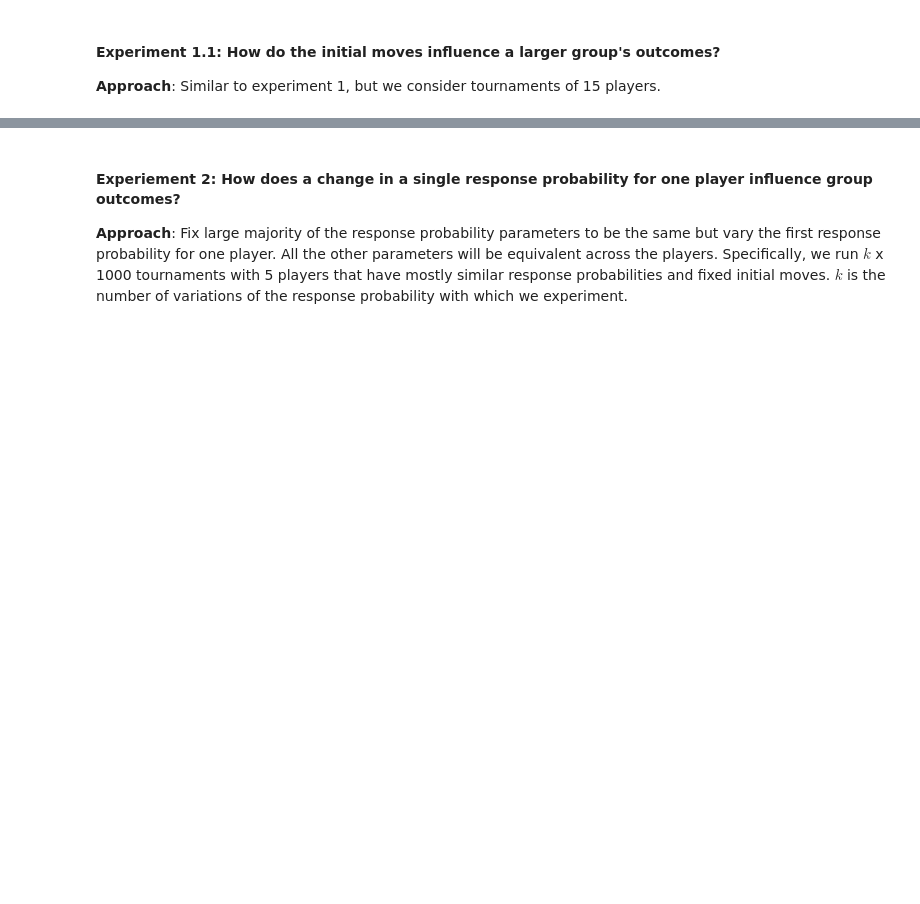
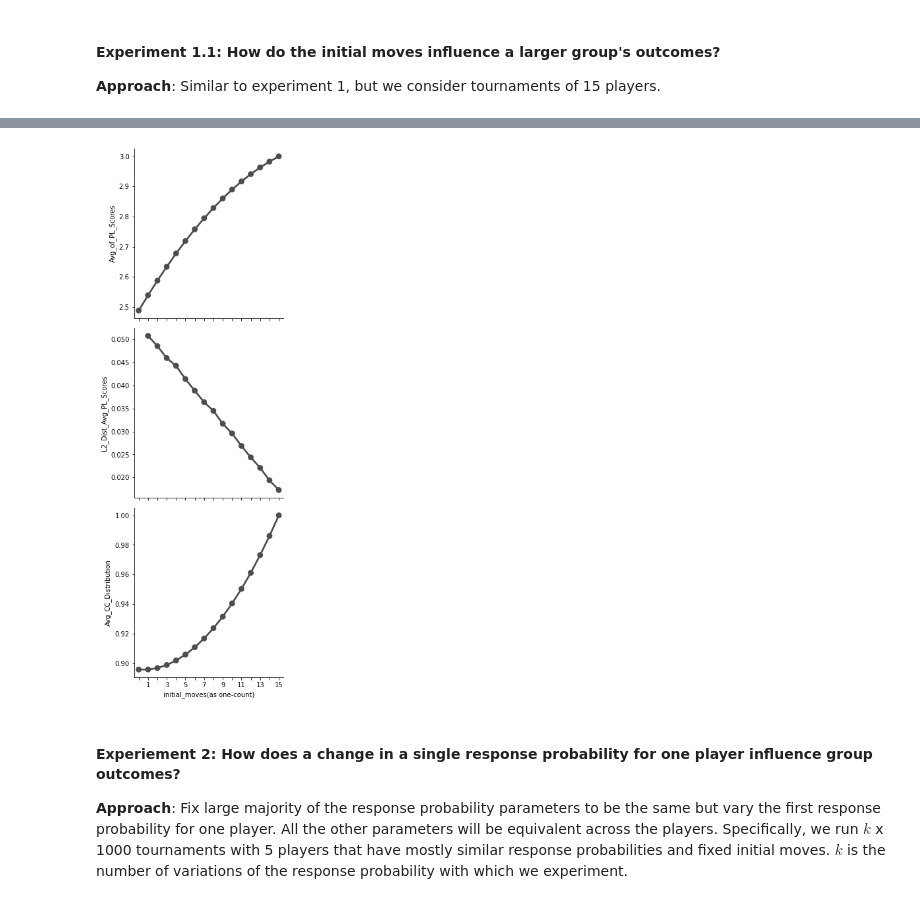
Before and after one commit to fatemehghaffari/PrisonersDilemma, a Jupyter notebook: Sensitivity_Analysis_PD_Model.ipynb, the cells around one changed output, grey strips where cells are left out. Drawn from its saved outputs; the diff is of its cells as text; code cells hidden in the pictures; blank space fills up the shorter version.

```diff
--- a/Sensitivity_Analysis_PD_Model.ipynb
+++ b/Sensitivity_Analysis_PD_Model.ipynb
@@ -191,5 +237,5 @@ sorted_df.columns
 # %%
-df=sorted_df[['initial_moves(as one count)', 'P1_Avg_Norm_Score', 'P2_Avg_Norm_Score','P3_Avg_Norm_Score',
+df=sorted_df[['initial_moves(as one-count)', 'P1_Avg_Norm_Score', 'P2_Avg_Norm_Score','P3_Avg_Norm_Score',
            'P4_Avg_Norm_Score', 'P5_Avg_Norm_Score','Avg_of_PL_Scores',
            'Avg_CC_Distribution','L2_Dist_Avg_PL_Scores']]
 
@@ -197,13 +261,14 @@ df
 # %%
-g = sns.PairGrid(df, y_vars=["Avg_of_PL_Scores","L2_Dist_Avg_PL_Scores", "Avg_CC_Distribution"], x_vars=["initial_moves(as one count)"], height=4)
+g = sns.PairGrid(df, y_vars=["Avg_of_PL_Scores","L2_Dist_Avg_PL_Scores", "Avg_CC_Distribution"], x_vars=["initial_moves(as one-count)"], height=4)
 g.map(sns.pointplot, color=".3")
-# g.set(xticks=[0.85, 0.9, 0.95, 1])
 for ax in g.axes.flat:
     labels = ax.get_xticklabels() # get x labels
     for i,l in enumerate(labels):
         if(i%2 == 0): labels[i] = '' # skip even labels
-    ax.set_xticklabels(labels, rotation=30) # set new labels
+    ax.set_xticklabels(labels) # set new labels
 plt.show()
+# %% [output]
+[figure, added]
 # %% [markdown]
 #### Experiement 2: How does a change in a single response probability for one player influence group outcomes?
 __Approach__: Fix large majority of the response probability parameters
```
Also changed, not shown: parts of 11 cells of this notebook.
